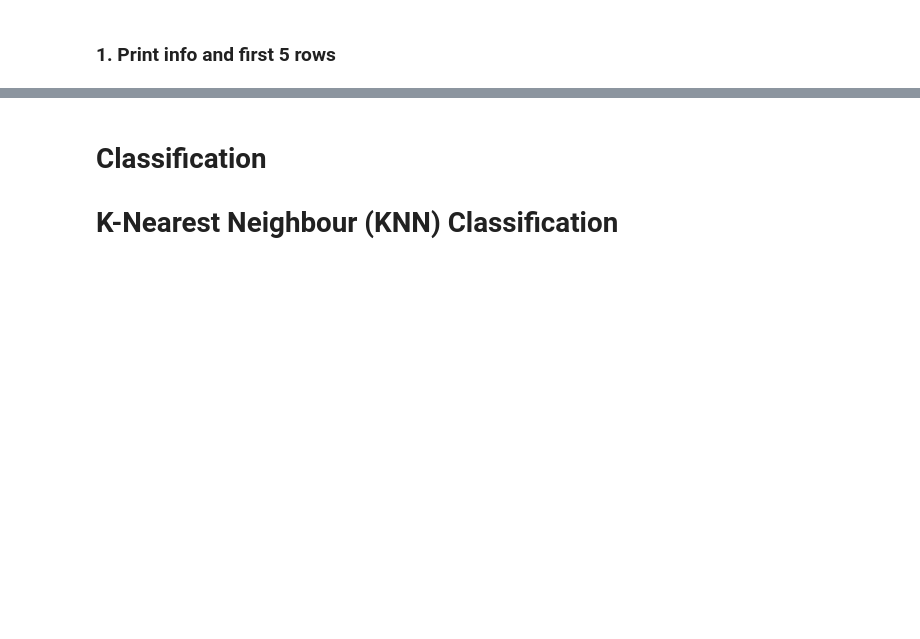
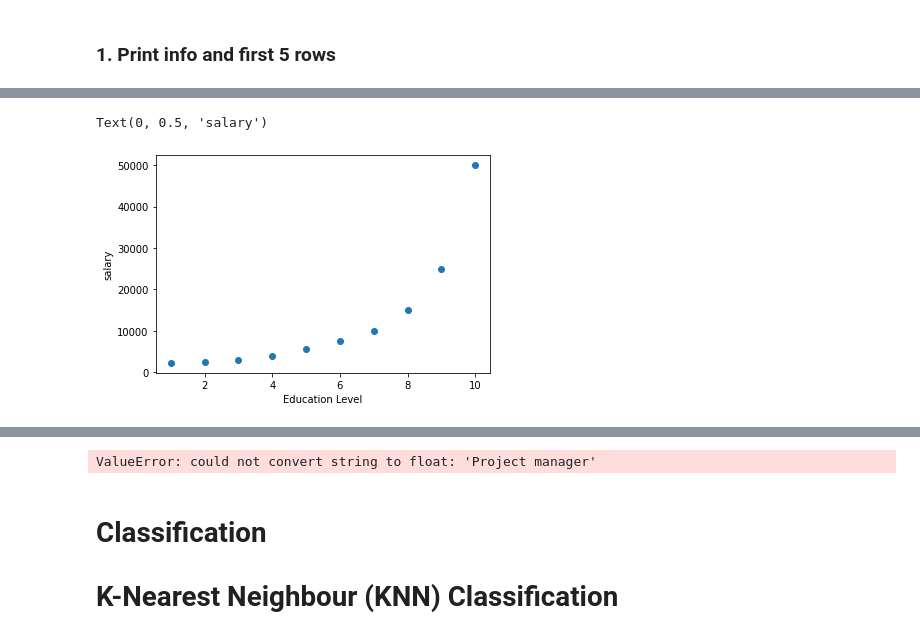
Before and after one commit to aabir-ribouh/python-for-finance, a Jupyter notebook: day_07/assignments/machine-learning-exercise.ipynb, the cells around one changed output, grey strips where cells are left out. Saved outputs shown, nothing was run; the diff lists cells and outputs as text; code cells hidden in the pictures; blank space fills up the shorter version.

```diff
--- a/day_07/assignments/machine-learning-exercise.ipynb
+++ b/day_07/assignments/machine-learning-exercise.ipynb
@@ -180,5 +188,6 @@ array([2802.24339445])
 # %%
 # import data salary.csv
+data_salary = pd.read_csv('../data/salary.csv')
 # %% [markdown]
 ### 1. Print info and first 5 rows
 # %%
@@ -194,3 +222,11 @@ array([2802.24339445])
+# %%
+# Your code here
+plt.plot(data_salary['Education level'], data_salary['salary'], 'o')
+plt.xlabel('Education Level')
+plt.ylabel('salary')
+# %% [output]
+Text(0, 0.5, 'salary')
+[figure, added]
 # %% [markdown]
 ### 3. Compute the score using `SVR` model (rbf as kernel), and plot the predicted values
 
@@ -206,3 +240,19 @@ array([2802.24339445])
+# %%
+# Your code here
+y = data_salary['salary']
+X = data_salary[['title', 'Education level']]
+X_train, X_test, y_train, y_test = train_test_split(X, y, test_size=0.2,random_state=99)
+model_svm = svm.SVR(kernel='rbf')
+
+model_svm.fit(X_train, y_train)
+y_pred = model_svm.predict(X_test)
+
+# from sklearn import metrics
+# print("Accuracy:",metrics.accuracy_score(y_test, y_pred))
+
+plt.plot(y_pred, 'o', 'r')
+# %% [output]
+ValueError: could not convert string to float: 'Project manager'
 # %% [markdown]
 # Classification
 <a class="anchor" id="3."></a>
```
Also changed, not shown: parts of 10 cells of this notebook.
